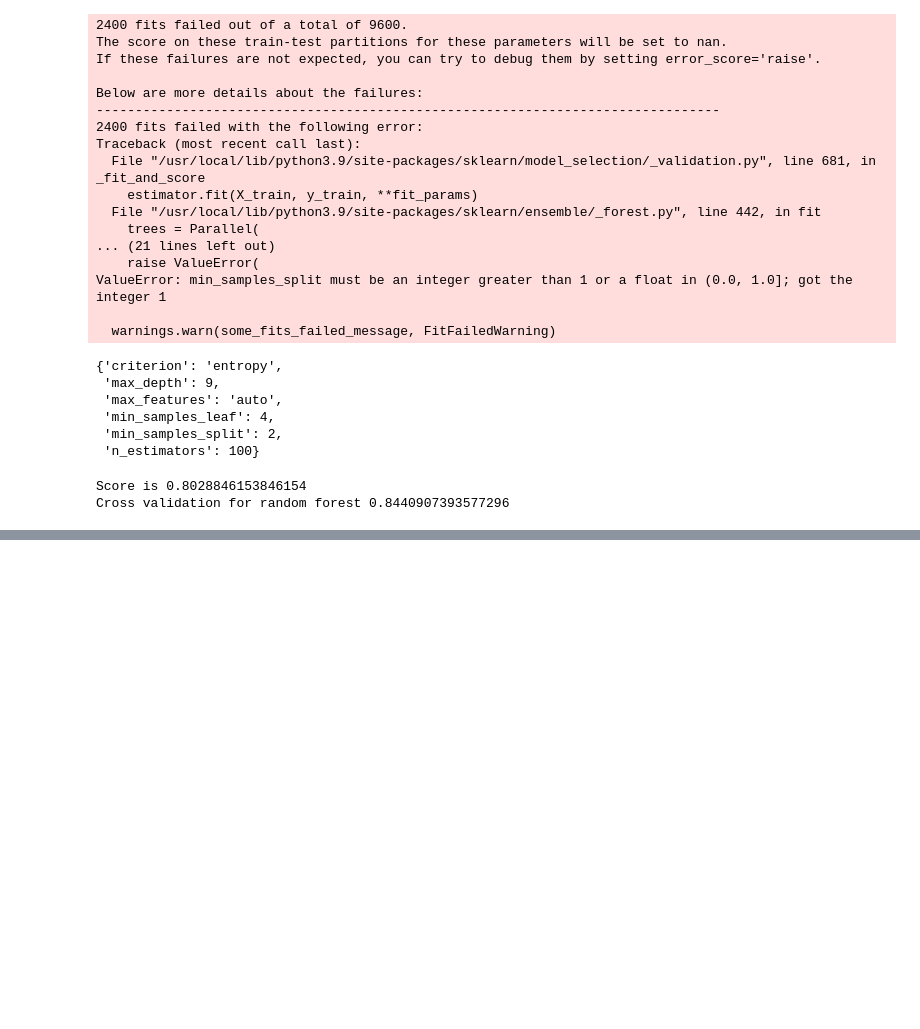
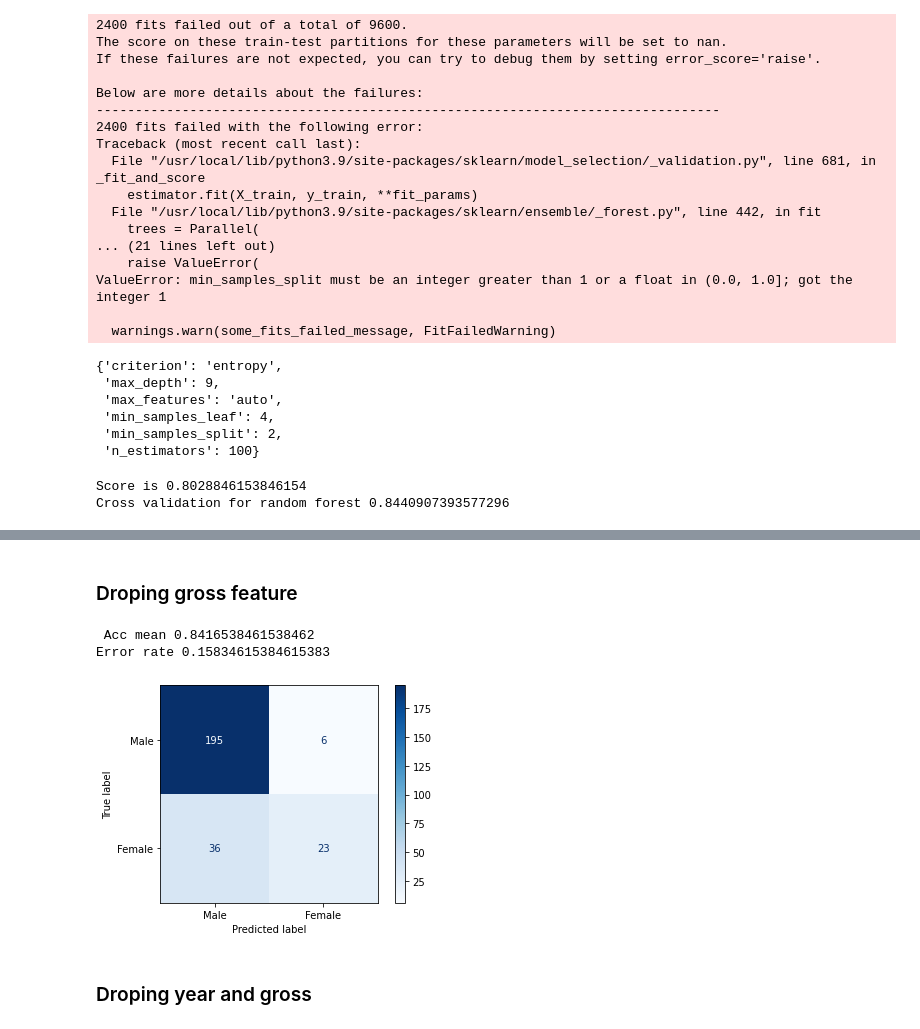
Before and after one commit to jontad/Statistical-Machine-Learning, a Jupyter notebook: randomForest.ipynb, the cells around one changed output, grey strips where cells are left out. Drawn from its saved outputs; the diff is of its cells as text; code cells hidden in the pictures; blank space fills up the shorter version.

```diff
--- a/randomForest.ipynb
+++ b/randomForest.ipynb
@@ -565,0 +508,44 @@ print(f' Acc mean {mean_sum}')
+# %% [markdown]
+### Droping gross feature
+# %%
+sum_score = 0
+err_sum = 0
+x = data.drop(['Gross', 'Lead'], axis=1)
+y = data['Lead']
+loop_iter = 100
+
+for i in range(loop_iter):
+
+    x_train, x_test, y_train, y_test = \
+    train_test_split(x, y, test_size=0.25)
+
+    # Create a model
+    rf_clf= RandomForestClassifier()
+
+    # Train th model
+    rf_clf.fit(x_train, y_train)
+
+    # Cross and validation
+    acc_rf_clf = rf_clf.score(x_test, y_test)
+    prediction = rf_clf.predict(x_test)
+    #rf_cv = cross_val_score(rf_clf, x, y, cv=10)
+    err = np.mean(prediction !=y_test)
+
+    sum_score = sum_score + acc_rf_clf
+    err_sum = err_sum + err
+
+mean_sum = sum_score / loop_iter
+err_mean = err_sum / loop_iter
+print(f' Acc mean {mean_sum}')
+print(f'Error rate {err_mean}')
+conf_matrix = plot_confusion_matrix(rf_clf, x_test, y_test,
+                            display_labels=['Male' ,'Female'],
+                            cmap=plt.cm.Blues)
+roc_rf = RocCurveDisplay.from_estimator(rf_clf, x_test, y_test)
+plt.show()
+# %% [output]
+ Acc mean 0.8416538461538462
+Error rate 0.15834615384615383
+[figure, added]
+# %% [markdown]
+### Droping year and gross
```
Also changed, not shown: parts of 21 cells of this notebook.
